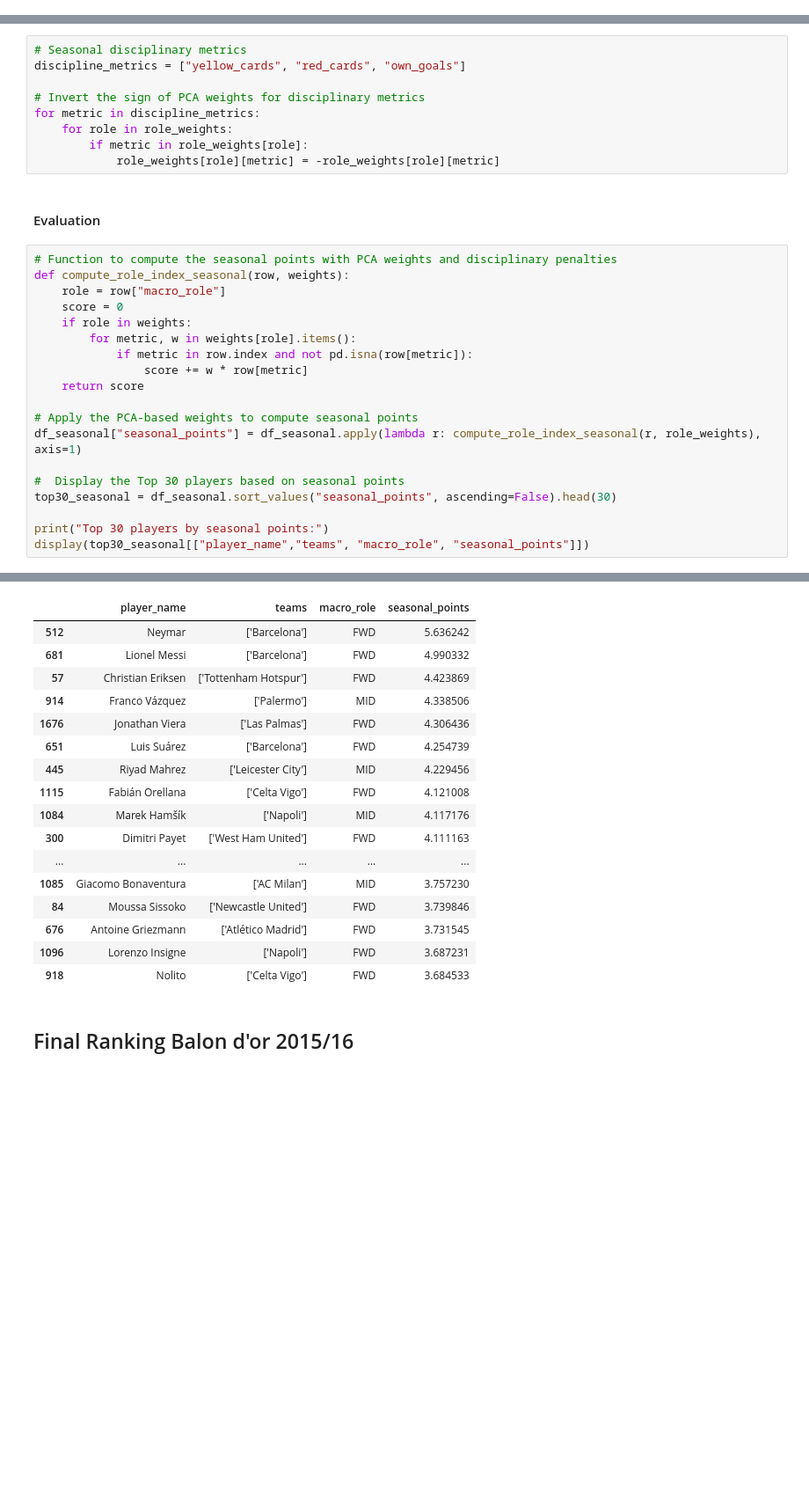
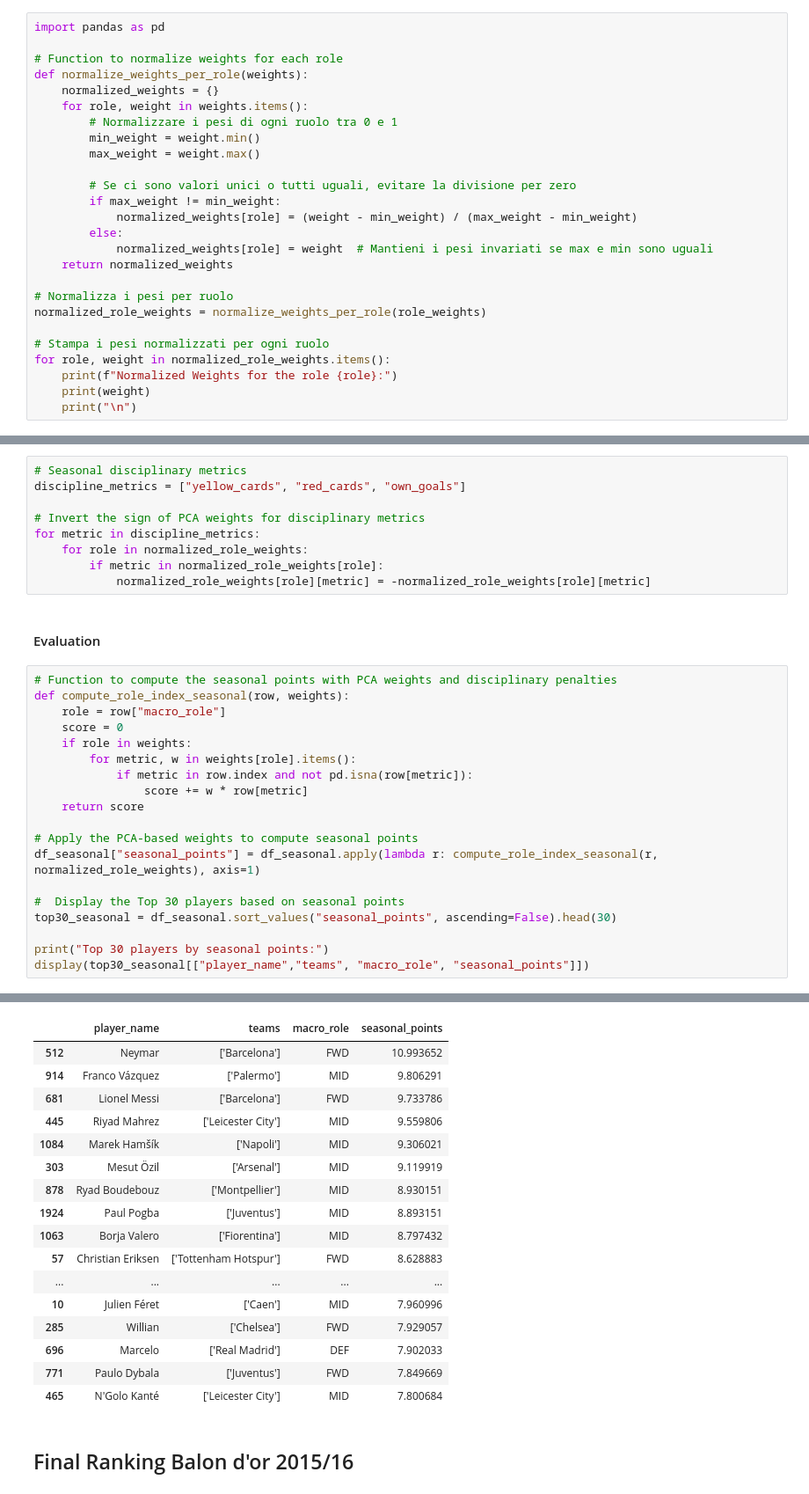
Before and after one commit to Manuele23/Parma-assignment, a Jupyter notebook: task2_ballon_dor/03_rule_based.ipynb, the cells around one changed output, grey strips where cells are left out. Shown: that part at 88% size. Cells and saved outputs as stored; diff of their text form; blank space fills up the shorter version.

```diff
--- a/task2_ballon_dor/03_rule_based.ipynb
+++ b/task2_ballon_dor/03_rule_based.ipynb
@@ -633,3 +677,29 @@ gk_goals_conceded          0.000000
 gk_penalties_saved         0.000000
 gk_clean_sheet             0.000000
 dtype: float64
+# %%
+import pandas as pd
+
+# Function to normalize weights for each role
+def normalize_weights_per_role(weights):
+    normalized_weights = {}
+    for role, weight in weights.items():
+        # Normalizzare i pesi di ogni ruolo tra 0 e 1
+        min_weight = weight.min()
+        max_weight = weight.max()
+
+        # Se ci sono valori unici o tutti uguali, evitare la divisione per zero
+        if max_weight != min_weight:
+            normalized_weights[role] = (weight - min_weight) / (max_weight - min_weight)
+        else:
+            normalized_weights[role] = weight  # Mantieni i pesi invariati se max e min sono uguali
+    return normalized_weights
+
+# Normalizza i pesi per ruolo
+normalized_role_weights = normalize_weights_per_role(role_weights)
+
+# Stampa i pesi normalizzati per ogni ruolo
+for role, weight in normalized_role_weights.items():
+    print(f"Normalized Weights for the role {role}:")
+    print(weight)
+    print("\n")
@@ -639,49 +727,49 @@ discipline_metrics = ["yellow_cards", "red_cards", "own_goals"]
 
 # Invert the sign of PCA weights for disciplinary metrics
 for metric in discipline_metrics:
-    for role in role_weights:
-        if metric in role_weights[role]:
-            role_weights[role][metric] = -role_weights[role][metric]
+    for role in normalized_role_weights:
+        if metric in normalized_role_weights[role]:
+            normalized_role_weights[role][metric] = -normalized_role_weights[role][metric]
 # %% [markdown]
 #### Evaluation
 # %%
 # Function to compute the seasonal points with PCA weights and disciplinary penalties
 def compute_role_index_seasonal(row, weights):
     role = row["macro_role"]
     score = 0
     if role in weights:
         for metric, w in weights[role].items():
             if metric in row.index and not pd.isna(row[metric]):
                 score += w * row[metric]
     return score
 
 # Apply the PCA-based weights to compute seasonal points
-df_seasonal["seasonal_points"] = df_seasonal.apply(lambda r: compute_role_index_seasonal(r, role_weights), axis=1)
+df_seasonal["seasonal_points"] = df_seasonal.apply(lambda r: compute_role_index_seasonal(r, normalized_role_weights), axis=1)
 
 #  Display the Top 30 players based on seasonal points
 top30_seasonal = df_seasonal.sort_values("seasonal_points", ascending=False).head(30)
 
 print("Top 30 players by seasonal points:")
 display(top30_seasonal[["player_name","teams", "macro_role", "seasonal_points"]])
 # %% [output]
 Top 30 players by seasonal points:
 |  | player_name | teams | macro_role | seasonal_points |
-| 512 | Neymar | ['Barcelona'] | FWD | 5.636242 |
-| 681 | Lionel Messi | ['Barcelona'] | FWD | 4.990332 |
-| 57 | Christian Eriksen | ['Tottenham Hotspur'] | FWD | 4.423869 |
-| 914 | Franco Vázquez | ['Palermo'] | MID | 4.338506 |
-| 1676 | Jonathan Viera | ['Las Palmas'] | FWD | 4.306436 |
-| 651 | Luis Suárez | ['Barcelona'] | FWD | 4.254739 |
-| 445 | Riyad Mahrez | ['Leicester City'] | MID | 4.229456 |
-| 1115 | Fabián Orellana | ['Celta Vigo'] | FWD | 4.121008 |
-| 1084 | Marek Hamšík | ['Napoli'] | MID | 4.117176 |
-| 300 | Dimitri Payet | ['West Ham United'] | FWD | 4.111163 |
+| 512 | Neymar | ['Barcelona'] | FWD | 10.993652 |
+| 914 | Franco Vázquez | ['Palermo'] | MID | 9.806291 |
+| 681 | Lionel Messi | ['Barcelona'] | FWD | 9.733786 |
+| 445 | Riyad Mahrez | ['Leicester City'] | MID | 9.559806 |
+| 1084 | Marek Hamšík | ['Napoli'] | MID | 9.306021 |
+| 303 | Mesut Özil | ['Arsenal'] | MID | 9.119919 |
+| 878 | Ryad Boudebouz | ['Montpellier'] | MID | 8.930151 |
+| 1924 | Paul Pogba | ['Juventus'] | MID | 8.893151 |
+| 1063 | Borja Valero | ['Fiorentina'] | MID | 8.797432 |
+| 57 | Christian Eriksen | ['Tottenham Hotspur'] | FWD | 8.628883 |
 | ... | ... | ... | ... | ... |
-| 1085 | Giacomo Bonaventura | ['AC Milan'] | MID | 3.757230 |
-| 84 | Moussa Sissoko | ['Newcastle United'] | FWD | 3.739846 |
-| 676 | Antoine Griezmann | ['Atlético Madrid'] | FWD | 3.731545 |
-| 1096 | Lorenzo Insigne | ['Napoli'] | FWD | 3.687231 |
-| 918 | Nolito | ['Celta Vigo'] | FWD | 3.684533 |
+| 10 | Julien Féret | ['Caen'] | MID | 7.960996 |
+| 285 | Willian | ['Chelsea'] | FWD | 7.929057 |
+| 696 | Marcelo | ['Real Madrid'] | DEF | 7.902033 |
+| 771 | Paulo Dybala | ['Juventus'] | FWD | 7.849669 |
+| 465 | N'Golo Kanté | ['Leicester City'] | MID | 7.800684 |
 # %% [markdown]
 ## Final Ranking Balon d'or 2015/16
 # %%
```
Also changed, not shown: parts of 4 cells of this notebook.
